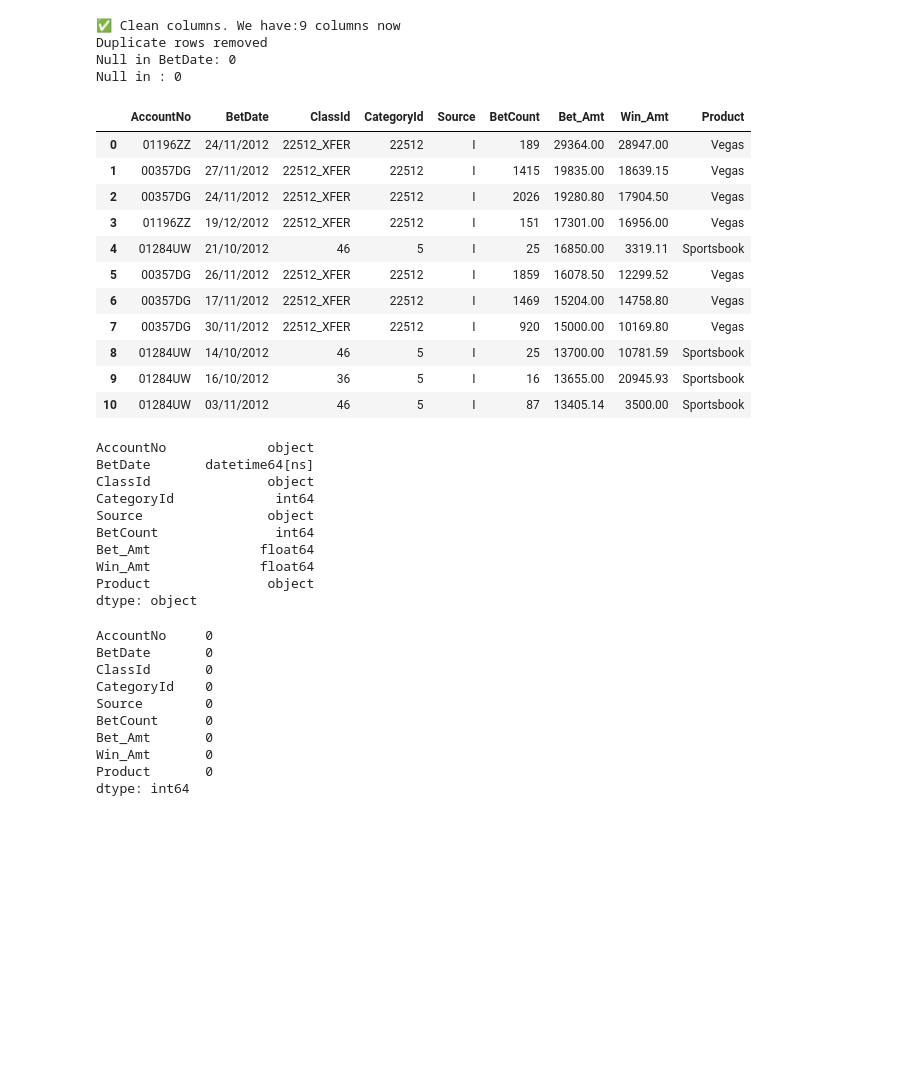
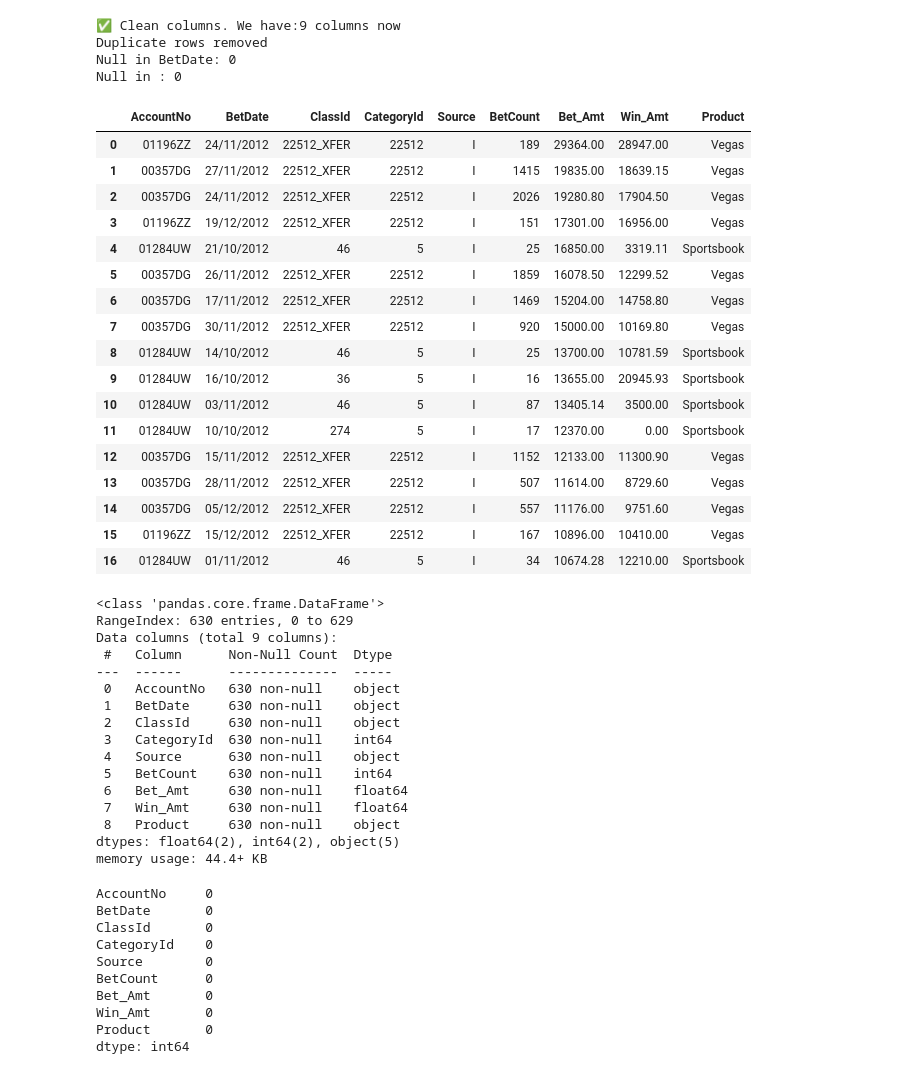
Before and after one commit to 2ssya/project-ironhack-gambling, a Jupyter notebook: sql_python-2.ipynb, the cells around one changed output. Cells and saved outputs as stored; diff of their text form; code cells hidden in the pictures; blank space fills up the shorter version.

```diff
--- a/sql_python-2.ipynb
+++ b/sql_python-2.ipynb
@@ -6,7 +6,7 @@ Requirement already satisfied: mysql-connector-python in /opt/anaconda3/lib/pyth
 # %%
 cnx = mysql.connector.connect(
     user = 'root',
-    password = 'PASWORD.',
+    password = 'assya98.',
     host = 'localhost',
     database = 'ih_gambling'
 )
@@ -213,37 +244,50 @@ Duplicate rows removed
 Null in BetDate: 0
 Null in : 0
 # %%
-df_betting_clean.head(11)
+df_betting_clean.head(17)
 # %% [output]
 |  | AccountNo | BetDate | ClassId | CategoryId | Source | BetCount | Bet_Amt | Win_Amt | Product |
 | 0 | 01196ZZ | 24/11/2012 | 22512_XFER | 22512 | I | 189 | 29364.00 | 28947.00 | Vegas |
 | 1 | 00357DG | 27/11/2012 | 22512_XFER | 22512 | I | 1415 | 19835.00 | 18639.15 | Vegas |
 | 2 | 00357DG | 24/11/2012 | 22512_XFER | 22512 | I | 2026 | 19280.80 | 17904.50 | Vegas |
 | 3 | 01196ZZ | 19/12/2012 | 22512_XFER | 22512 | I | 151 | 17301.00 | 16956.00 | Vegas |
 | 4 | 01284UW | 21/10/2012 | 46 | 5 | I | 25 | 16850.00 | 3319.11 | Sportsbook |
 | 5 | 00357DG | 26/11/2012 | 22512_XFER | 22512 | I | 1859 | 16078.50 | 12299.52 | Vegas |
 | 6 | 00357DG | 17/11/2012 | 22512_XFER | 22512 | I | 1469 | 15204.00 | 14758.80 | Vegas |
 | 7 | 00357DG | 30/11/2012 | 22512_XFER | 22512 | I | 920 | 15000.00 | 10169.80 | Vegas |
 | 8 | 01284UW | 14/10/2012 | 46 | 5 | I | 25 | 13700.00 | 10781.59 | Sportsbook |
 | 9 | 01284UW | 16/10/2012 | 36 | 5 | I | 16 | 13655.00 | 20945.93 | Sportsbook |
 | 10 | 01284UW | 03/11/2012 | 46 | 5 | I | 87 | 13405.14 | 3500.00 | Sportsbook |
+| 11 | 01284UW | 10/10/2012 | 274 | 5 | I | 17 | 12370.00 | 0.00 | Sportsbook |
+| 12 | 00357DG | 15/11/2012 | 22512_XFER | 22512 | I | 1152 | 12133.00 | 11300.90 | Vegas |
+| 13 | 00357DG | 28/11/2012 | 22512_XFER | 22512 | I | 507 | 11614.00 | 8729.60 | Vegas |
+| 14 | 00357DG | 05/12/2012 | 22512_XFER | 22512 | I | 557 | 11176.00 | 9751.60 | Vegas |
+| 15 | 01196ZZ | 15/12/2012 | 22512_XFER | 22512 | I | 167 | 10896.00 | 10410.00 | Vegas |
+| 16 | 01284UW | 01/11/2012 | 46 | 5 | I | 34 | 10674.28 | 12210.00 | Sportsbook |
 # %%
 #convert date column to date time
 df_betting_clean['BetDate'] = pd.to_datetime(df_betting_clean ['BetDate'],
                                              format = '%d/%m/%Y', errors ='coerce')
 # %%
 df_betting_clean.dtypes
+df_betting_clean.info()
 # %% [output]
-AccountNo             object
-BetDate       datetime64[ns]
-ClassId               object
-CategoryId             int64
-Source                object
-BetCount               int64
-Bet_Amt              float64
-Win_Amt              float64
-Product               object
-dtype: object
+<class 'pandas.core.frame.DataFrame'>
+RangeIndex: 630 entries, 0 to 629
+Data columns (total 9 columns):
+ #   Column      Non-Null Count  Dtype
+---  ------      --------------  -----
+ 0   AccountNo   630 non-null    object
+ 1   BetDate     630 non-null    object
+ 2   ClassId     630 non-null    object
+ 3   CategoryId  630 non-null    int64
+ 4   Source      630 non-null    object
+ 5   BetCount    630 non-null    int64
+ 6   Bet_Amt     630 non-null    float64
+ 7   Win_Amt     630 non-null    float64
+ 8   Product     630 non-null    object
+dtypes: float64(2), int64(2), object(5)
+memory usage: 44.4+ KB
 # %%
 # Are propely typed?
 # Remove extra spaces?
```
Also changed, not shown: parts of 12 cells of this notebook.
